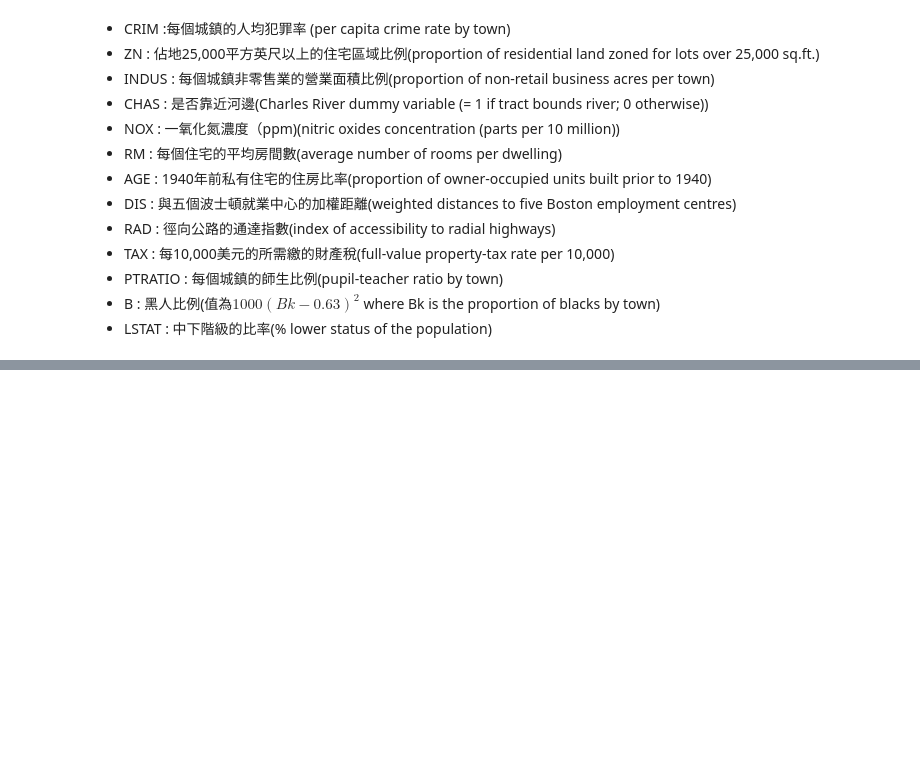
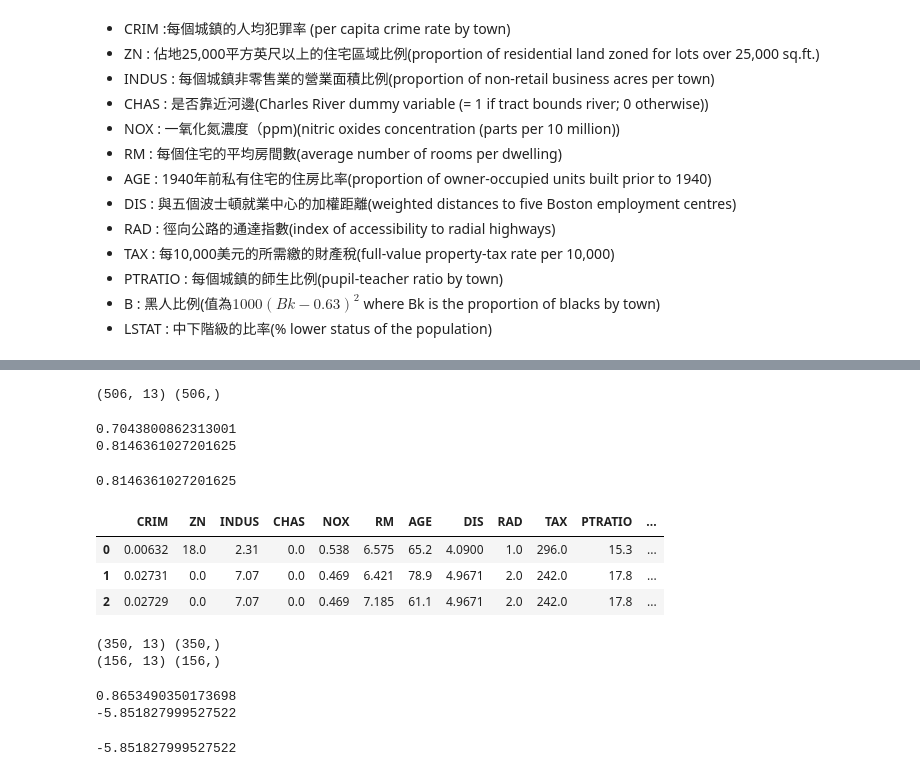
Before and after one commit to th0041/Machine-Learning-Code, a Jupyter notebook: Regression迴歸模型_1.ipynb, the cells around one changed output, grey strips where cells are left out. Cells and saved outputs as stored; diff of their text form; code cells hidden in the pictures; blank space fills up the shorter version.

```diff
--- a/Regression迴歸模型_1.ipynb
+++ b/Regression迴歸模型_1.ipynb
@@ -676,0 +679,2 @@ X, y = make_regression(n_samples=100, n_features=1, noise=20) # 產生 100 筆 1
+# %%
+sk_boston = load_boston()
@@ -676,0 +686,6 @@ X, y = make_regression(n_samples=100, n_features=1, noise=20) # 產生 100 筆 1
+# %%
+X = sk_boston.data
+y = sk_boston.target
+print(X.shape, y.shape)
+# %% [output]
+(506, 13) (506,)
@@ -676,0 +698,23 @@ X, y = make_regression(n_samples=100, n_features=1, noise=20) # 產生 100 筆 1
+# %%
+print(lr.score(X_train, y_train))
+print(lr.score(X_test, y_test))
+# %% [output]
+0.7043800862313001
+0.8146361027201625
+# %%
+from sklearn.metrics import r2_score
+print(r2_score(y_test, y_pred))
+# %% [output]
+0.8146361027201625
+# %%
+# Solution 3-2
+## 先將 features 資料轉換成 pd.DataFrame
+boston = pd.DataFrame(data=sk_boston.data, columns=sk_boston.feature_names)
+# 新增 target 欄位名稱 MEDV
+boston['MEDV'] = sk_boston.target
+boston.head(3)
+# %% [output]
+|  | CRIM | ZN | INDUS | CHAS | NOX | RM | AGE | DIS | RAD | TAX | PTRATIO | ... |
+| 0 | 0.00632 | 18.0 | 2.31 | 0.0 | 0.538 | 6.575 | 65.2 | 4.0900 | 1.0 | 296.0 | 15.3 | ... |
+| 1 | 0.02731 | 0.0 | 7.07 | 0.0 | 0.469 | 6.421 | 78.9 | 4.9671 | 2.0 | 242.0 | 17.8 | ... |
+| 2 | 0.02729 | 0.0 | 7.07 | 0.0 | 0.469 | 7.185 | 61.1 | 4.9671 | 2.0 | 242.0 | 17.8 | ... |
@@ -676,0 +723,14 @@ X, y = make_regression(n_samples=100, n_features=1, noise=20) # 產生 100 筆 1
+# %%
+X_train = boston[boston.CRIM <= 1.5]
+X_train.drop(columns='MEDV', inplace=True, axis=1)
+X_test = boston[boston.CRIM > 1.5]
+X_test.drop(columns='MEDV', inplace=True, axis=1)
+
+y_train = boston[boston.CRIM <= 1.5]['MEDV']
+y_test = boston[boston.CRIM > 1.5]['MEDV']
+
+print(X_train.shape, y_train.shape)
+print(X_test.shape, y_test.shape)
+# %% [output]
+(350, 13) (350,)
+(156, 13) (156,)
@@ -676,0 +741,11 @@ X, y = make_regression(n_samples=100, n_features=1, noise=20) # 產生 100 筆 1
+# %%
+print(lr.score(X_train, y_train))
+print(lr.score(X_test, y_test))
+# %% [output]
+0.8653490350173698
+-5.851827999527522
+# %%
+from sklearn.metrics import r2_score
+print(r2_score(y_test, y_pred))
+# %% [output]
+-5.851827999527522
```
Also changed, not shown: parts of 13 cells of this notebook.
